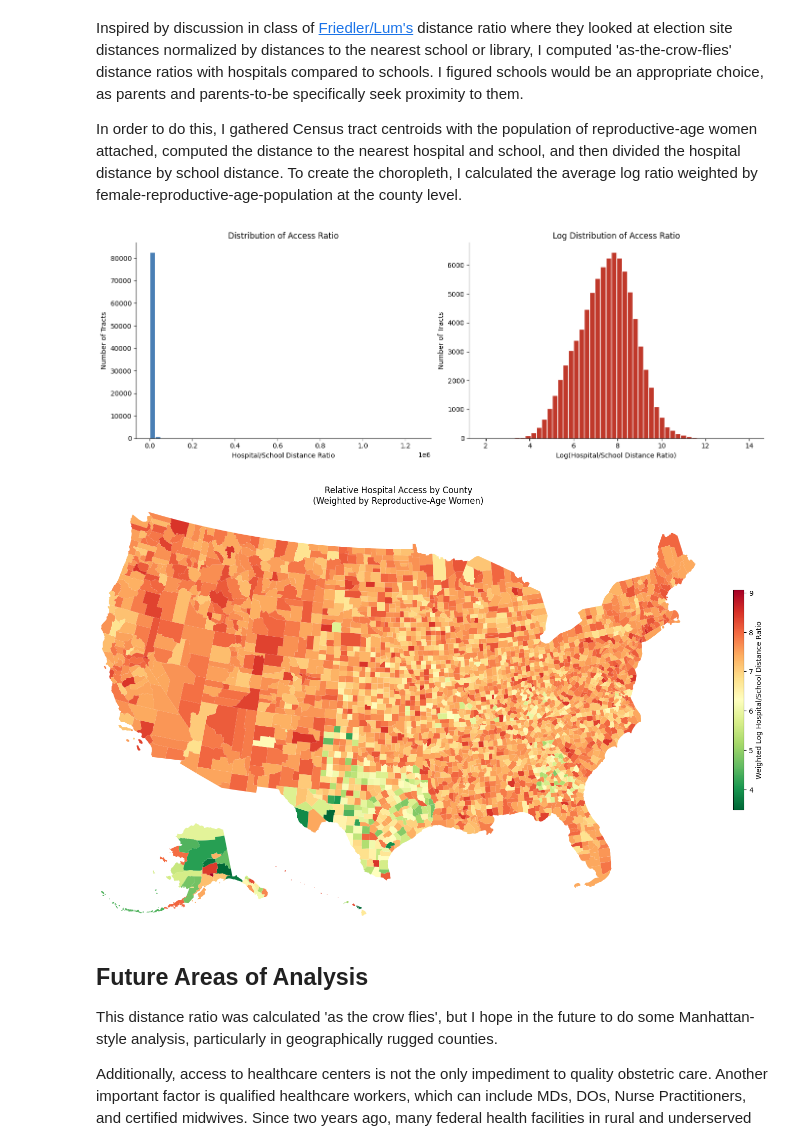
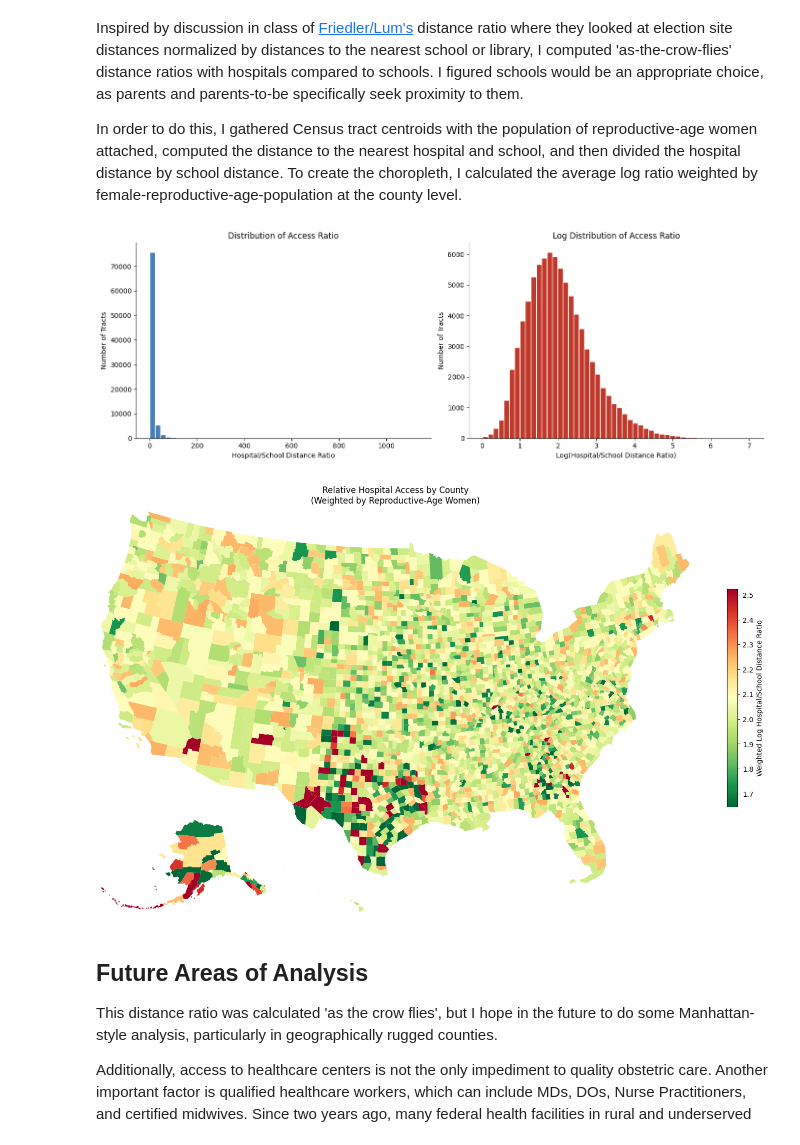
Before and after one commit to clleone/ds-20195-final, a Jupyter notebook: clleone_ds_final.ipynb, the cells around one changed output. Drawn from its saved outputs; the diff is of its cells as text; code cells hidden in the pictures.

```diff
--- a/clleone_ds_final.ipynb
+++ b/clleone_ds_final.ipynb
@@ -361,8 +362,8 @@ df = pd.read_csv("https://raw.githubusercontent.com/clleone/ds-20195-final/refs/
 birthing_hospitals = gpd.GeoDataFrame(
     df,
     geometry=gpd.points_from_xy(df['lon'], df['lat']),
-    crs="EPSG:5070" # good for calculating distances
-)
+    crs="EPSG:4326" # good for calculating distances
+).to_crs("EPSG:5070")
 
 schools_gdf = gpd.read_file(
     "https://raw.githubusercontent.com/clleone/ds-20195-final/refs/heads/main/data/Public_School_Locations_2022-23_.geojson"
@@ -405,7 +406,11 @@ repro_pops[cols] = repro_pops[cols].apply(pd.to_numeric, errors="coerce")
 female_age_cols = [f"B01001_{str(i).zfill(3)}E" for i in range(27, 37)]
 repro_pops["repro_age_women"] = repro_pops[female_age_cols].sum(axis=1)
 
-repro_pops["GEOID"] = repro_pops["state"] + repro_pops["county"] + repro_pops["tract"]
+repro_pops["GEOID"] = (
+    repro_pops["state"].astype(str).str.zfill(2) +
+    repro_pops["county"].astype(str).str.zfill(3) +
+    repro_pops["tract"].astype(str).str.zfill(6)
+)
 # %%
 # retrieve census tract geometries
 all_tracts = []
@@ -416,10 +421,17 @@ for state in states.STATES:
 
 tracts = pd.concat(all_tracts, ignore_index=True)
 
+# confirm type compatibility
+# repro_pops["GEOID"] = repro_pops["GEOID"].astype(str).str.zfill(11)
+# tracts["GEOID"] = tracts["GEOID"].astype(str).str.zfill(11)
+tracts["GEOID"]    = tracts["GEOID"].astype(str).str.strip()
+repro_pops["GEOID"] = repro_pops["GEOID"].astype(str).str.strip()
+
 # merge on pop data and extract centroids
-tracts = tracts.merge(repro_pops[["GEOID", "repro_age_women"]], on="GEOID", how="left")
-repro_pop_tracts = tracts.to_crs("EPSG:5070")
-repro_pop_tracts['geometry'] = repro_pop_tracts.geometry.centroid
+repro_pop_tracts = tracts.merge(repro_pops[["GEOID", "repro_age_women"]], on="GEOID", how="left")
+repro_pop_tracts = repro_pop_tracts.to_crs("EPSG:5070")
+repro_pop_tracts["centroid"] = repro_pop_tracts.geometry.centroid
+repro_pop_tracts = repro_pop_tracts.set_geometry("centroid")
 # %%
 # shapely's STRtree speeds up distance calculations
 
@@ -434,9 +446,10 @@ repro_pop_tracts["nearest_school_dist"] = repro_pop_tracts.geometry.apply(
     lambda pt: pt.distance(schools_gdf.geometry.iloc[school_tree.nearest(pt)])
 )
 
+# 50m floor for random cases where centroids "accidentally" fall on schools
 repro_pop_tracts["hospital_school_ratio"] = (
     repro_pop_tracts["nearest_hospital_dist"] /
-    repro_pop_tracts["nearest_school_dist"].replace(0, float("nan"))
+    repro_pop_tracts["nearest_school_dist"].clip(lower=50)
 )
 # %%
 # quick look at ratio distributions, BIG right skew!
@@ -461,7 +474,7 @@ axes[1].spines["right"].set_visible(False)
 plt.tight_layout()
 plt.show()
 # %% [output]
-[figure, old version]
+[figure, new version]
 # %%
 # log ratio
 repro_pop_tracts["log_ratio"] = np.log1p(repro_pop_tracts["hospital_school_ratio"])
@@ -493,9 +506,15 @@ lower48 = county_ratio_gdf[~county_ratio_gdf["STATEFP"].isin(["02", "15"])].to_c
 alaska  = county_ratio_gdf[county_ratio_gdf["STATEFP"] == "02"].to_crs("EPSG:3338")
 hawaii  = county_ratio_gdf[county_ratio_gdf["STATEFP"] == "15"].to_crs("EPSG:6628")
 
+# ensure cutouts are on same scale and clip outlier effects
+vmin = county_ratio_gdf["weighted_log_ratio"].quantile(0.02)
+vmax = county_ratio_gdf["weighted_log_ratio"].quantile(0.98)
+
 plot_kwargs = dict(
     column="weighted_log_ratio",
     cmap="RdYlGn_r",
+    vmin=vmin,
+    vmax=vmax,
     legend=False,
     missing_kwds={"color": "#d3d3d3"},
     edgecolor="none",
@@ -511,35 +530,38 @@ ax.axis("off")
 
 # Alaska
 ax_alaska = fig.add_axes([0.01, 0.02, 0.22, 0.22])
 alaska.plot(ax=ax_alaska, **plot_kwargs)
 ax_alaska.set_xlim(alaska.total_bounds[[0, 2]])
 ax_alaska.set_ylim(alaska.total_bounds[[1, 3]])
 ax_alaska.axis("off")
 
 # Hawaii
 ax_hawaii = fig.add_axes([0.24, 0.02, 0.12, 0.12])
 hawaii.plot(ax=ax_hawaii, **plot_kwargs)
 ax_hawaii.set_xlim(hawaii.total_bounds[[0, 2]])
 ax_hawaii.set_ylim(hawaii.total_bounds[[1, 3]])
 ax_hawaii.axis("off")
 
 # legend
 sm = plt.cm.ScalarMappable(
     cmap="RdYlGn_r",
     norm=plt.Normalize(
         vmin=county_ratio_gdf["weighted_log_ratio"].min(),
         vmax=county_ratio_gdf["weighted_log_ratio"].max()
     )
 )
-sm.set_array([])
+sm = plt.cm.ScalarMappable(
+    cmap="RdYlGn_r",
+    norm=plt.Normalize(vmin=vmin, vmax=vmax)
+)
 fig.colorbar(sm, ax=ax, shrink=0.5, label="Weighted Log Hospital/School Distance Ratio")
 
 ax.set_title("Relative Hospital Access by County\n(Weighted by Reproductive-Age Women)", pad=12)
 
 plt.tight_layout()
 plt.show()
 # %% [output]
-[figure, old version]
+[figure, new version]
 # %% [markdown]
 ## Future Areas of Analysis ##
 This distance ratio was calculated 'as the crow flies', but I hope in the future to do some Manhattan-style analysis, particularly in geographically rugged counties.
```
Also changed, not shown: parts of 2 cells of this notebook.
